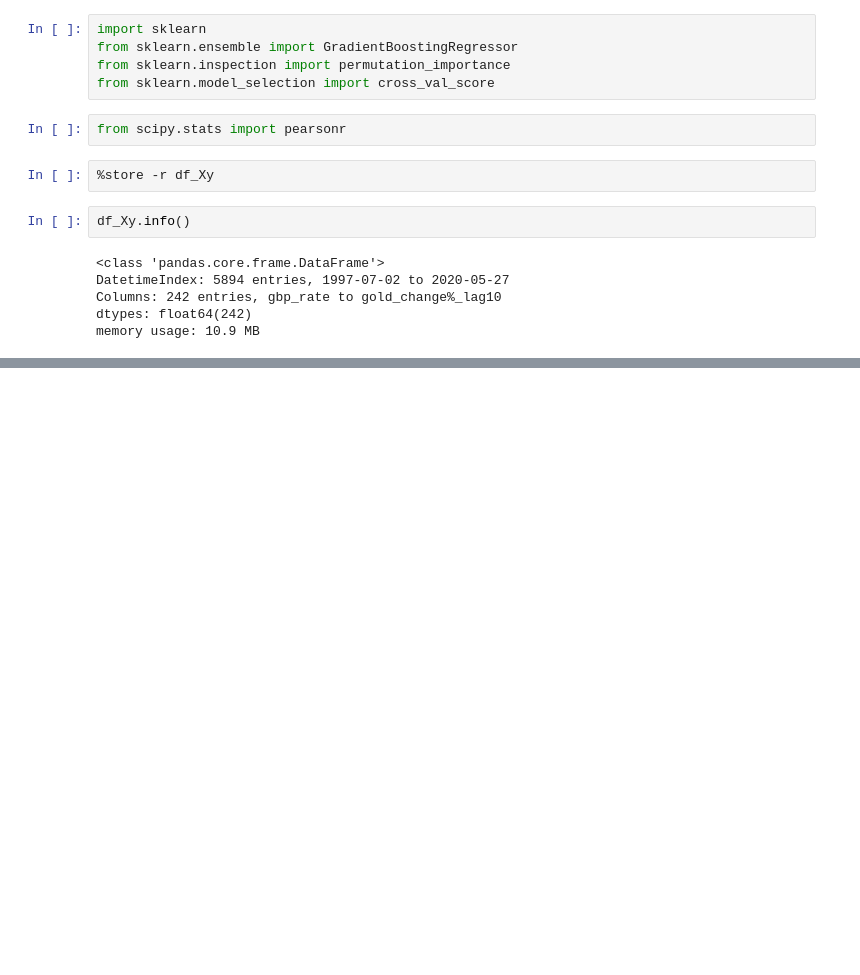
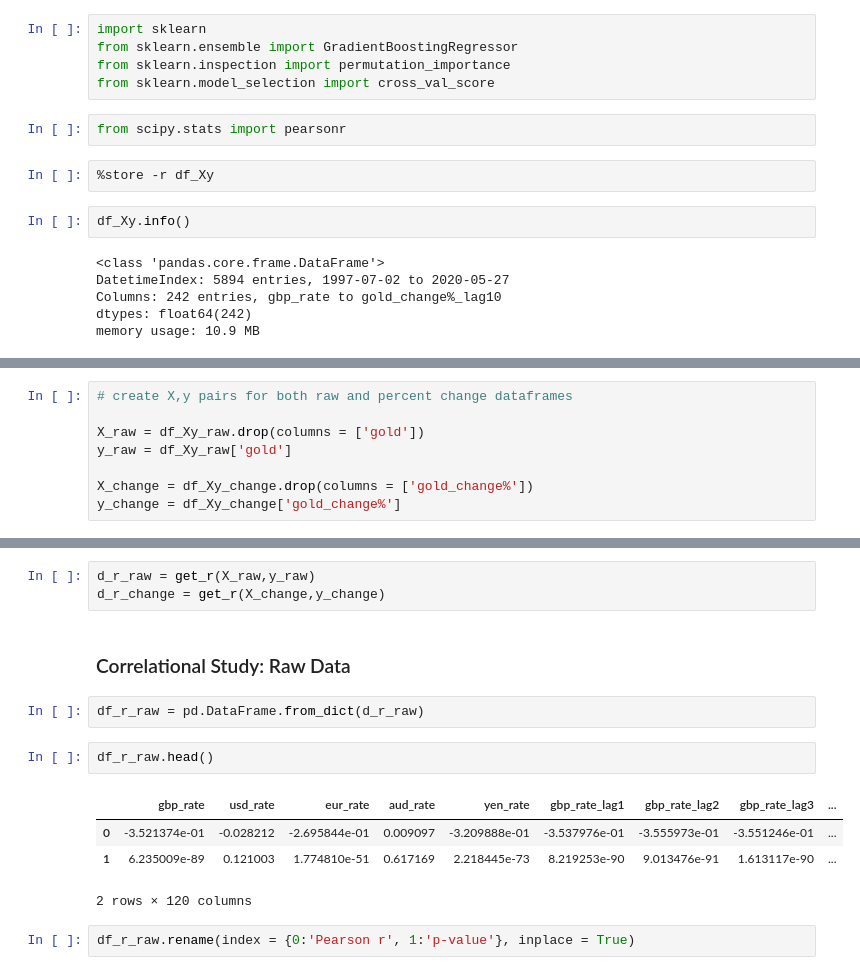
Before and after one commit to jangelchik/interest_equities_gold, a Jupyter notebook: visuals_and_modeling.ipynb, the cells around one changed output, grey strips where cells are left out. Drawn from its saved outputs; the diff is of its cells as text; blank space fills up the shorter version.

Commit message:
did correlational analysis

```diff
--- a/visuals_and_modeling.ipynb
+++ b/visuals_and_modeling.ipynb
@@ -51,0 +118,8 @@ Australia (AUD): https://www.rba.gov.au/statistics/cash-rate/
+# %%
+# create X,y pairs for both raw and percent change dataframes
+
+X_raw = df_Xy_raw.drop(columns = ['gold'])
+y_raw = df_Xy_raw['gold']
+
+X_change = df_Xy_change.drop(columns = ['gold_change%'])
+y_change = df_Xy_change['gold_change%']
@@ -51,0 +149,16 @@ Australia (AUD): https://www.rba.gov.au/statistics/cash-rate/
+# %%
+d_r_raw = get_r(X_raw,y_raw)
+d_r_change = get_r(X_change,y_change)
+# %% [markdown]
+### Correlational Study: Raw Data
+# %%
+df_r_raw = pd.DataFrame.from_dict(d_r_raw)
+# %%
+df_r_raw.head()
+# %% [output]
+|  | gbp_rate | usd_rate | eur_rate | aud_rate | yen_rate | gbp_rate_lag1 | gbp_rate_lag2 | gbp_rate_lag3 | ... |
+| 0 | -3.521374e-01 | -0.028212 | -2.695844e-01 | 0.009097 | -3.209888e-01 | -3.537976e-01 | -3.555973e-01 | -3.551246e-01 | ... |
+| 1 | 6.235009e-89 | 0.121003 | 1.774810e-51 | 0.617169 | 2.218445e-73 | 8.219253e-90 | 9.013476e-91 | 1.613117e-90 | ... |
+2 rows × 120 columns
+# %%
+df_r_raw.rename(index = {0:'Pearson r', 1:'p-value'}, inplace = True)
```
Also changed, not shown: parts of 36 cells of this notebook.
